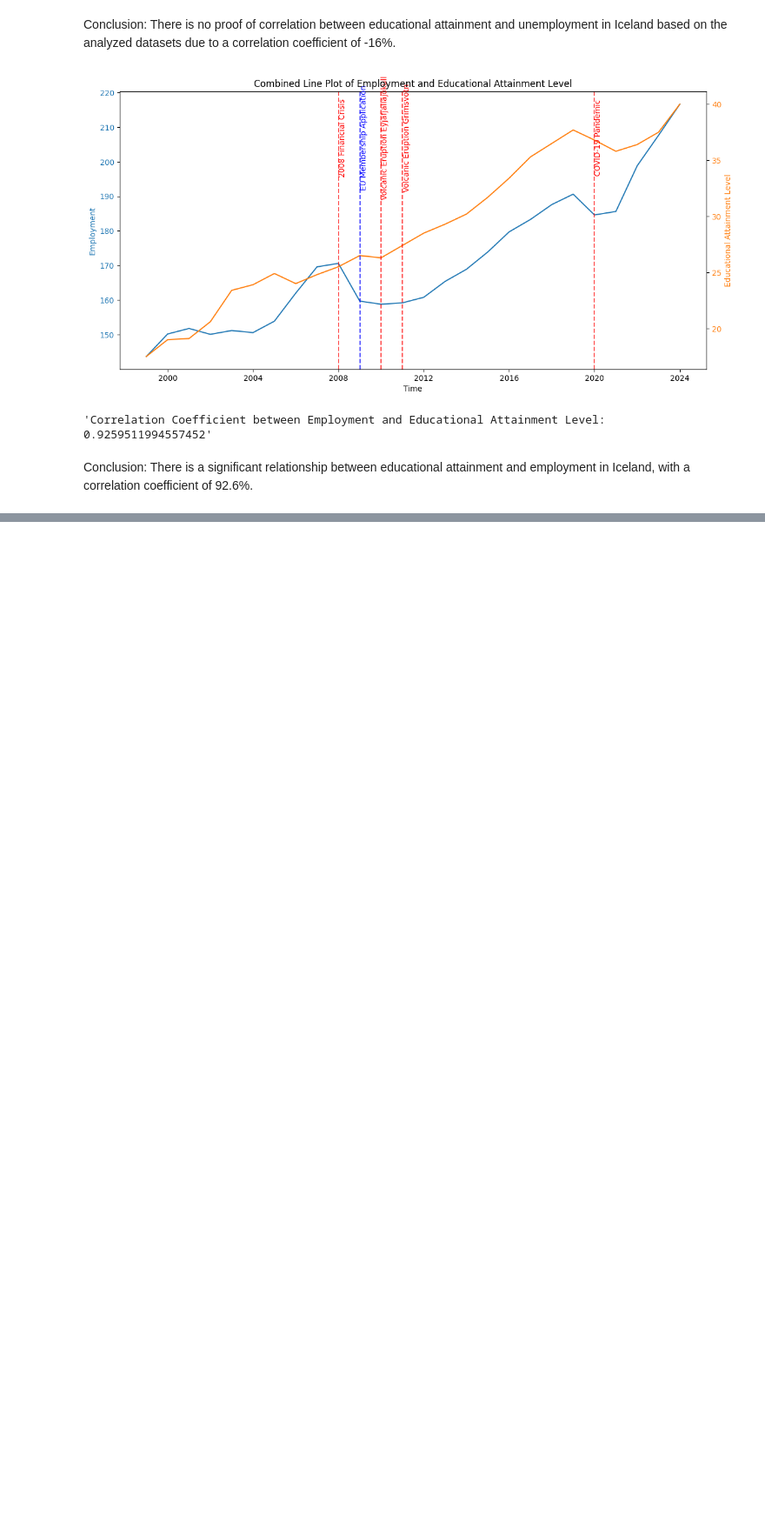
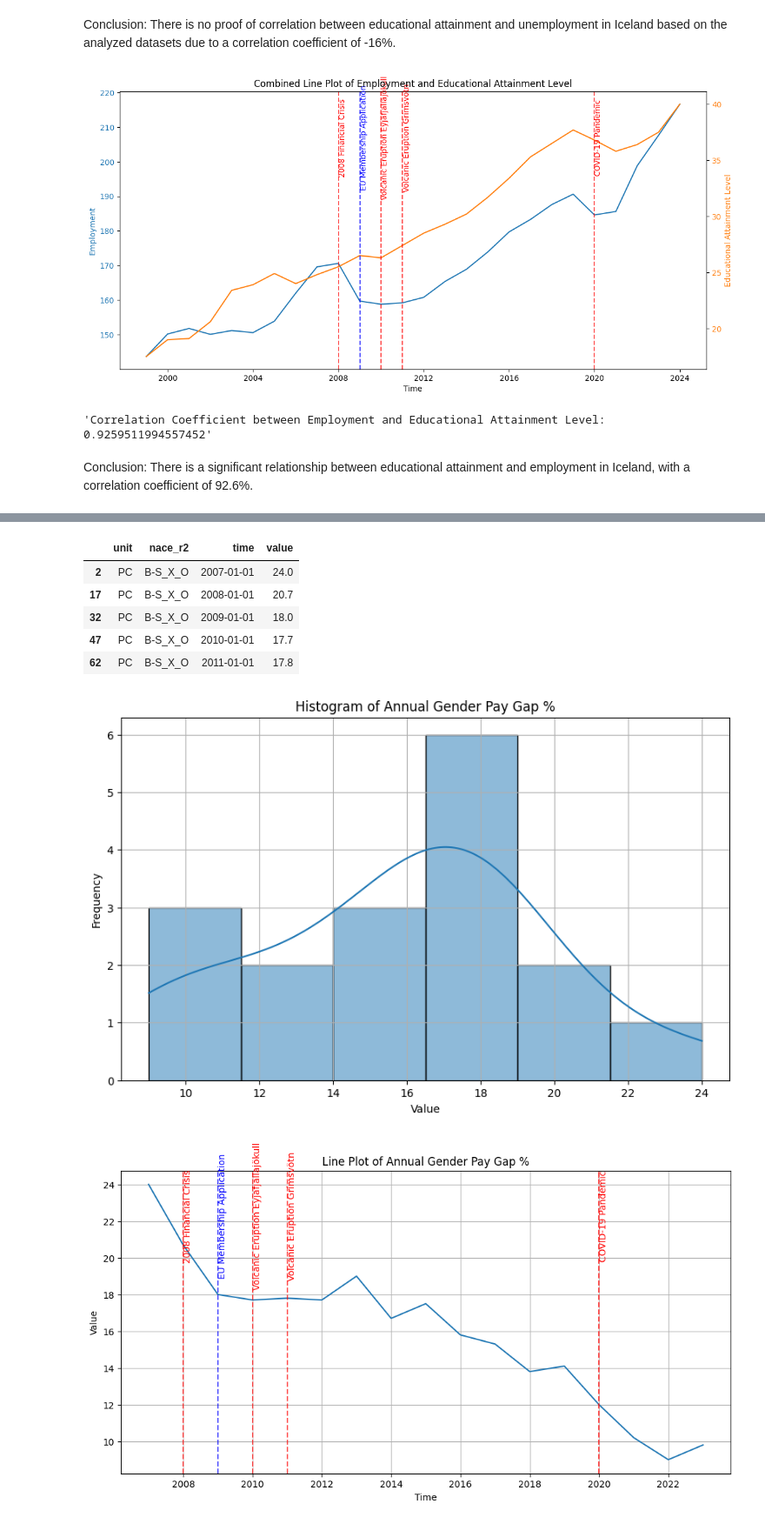
Before and after one commit to muffindud/iceland-data-analysis, a Jupyter notebook: main.ipynb, the cells around one changed output, grey strips where cells are left out. Shown at 87% size. Cells and saved outputs as stored; diff of their text form; code cells hidden in the pictures; blank space fills up the shorter version.

```diff
--- a/main.ipynb
+++ b/main.ipynb
@@ -880,0 +996,24 @@ Conclusion: There is a significant relationship between educational attainment a
+# %%
+earn_nt_gpgr2 = get_dataframe("earn_gr_gpgr2")
+earn_nt_gpgr2 = fix_dates(earn_nt_gpgr2)
+earn_nt_gpgr2 = remove_empty_columns(earn_nt_gpgr2)
+earn_nt_gpgr2 = melt_dataframe(earn_nt_gpgr2)
+earn_nt_gpgr2 = drop_columns(earn_nt_gpgr2, ["freq"])
+earn_nt_gpgr2 = filter_dataframe(earn_nt_gpgr2, {"nace_r2": ["B-S_X_O"]})
+earn_nt_gpgr2.name = "earn_nt_gpgr2"
+earn_nt_gpgr2.title = "Annual Gender Pay Gap %"
+
+display(earn_nt_gpgr2.head())
+make_histogram(earn_nt_gpgr2).show()
+make_line_plot(earn_nt_gpgr2).show()
+# make_scatter_plot(earn_nt_gpgr2).show()
+make_box_plot(earn_nt_gpgr2).show()
+# %% [output]
+|  | unit | nace_r2 | time | value |
+| 2 | PC | B-S_X_O | 2007-01-01 | 24.0 |
+| 17 | PC | B-S_X_O | 2008-01-01 | 20.7 |
+| 32 | PC | B-S_X_O | 2009-01-01 | 18.0 |
+| 47 | PC | B-S_X_O | 2010-01-01 | 17.7 |
+| 62 | PC | B-S_X_O | 2011-01-01 | 17.8 |
+[figure, added]
+[figure, added]
```
Also changed, not shown: parts of 10 cells of this notebook, 2 other files.
